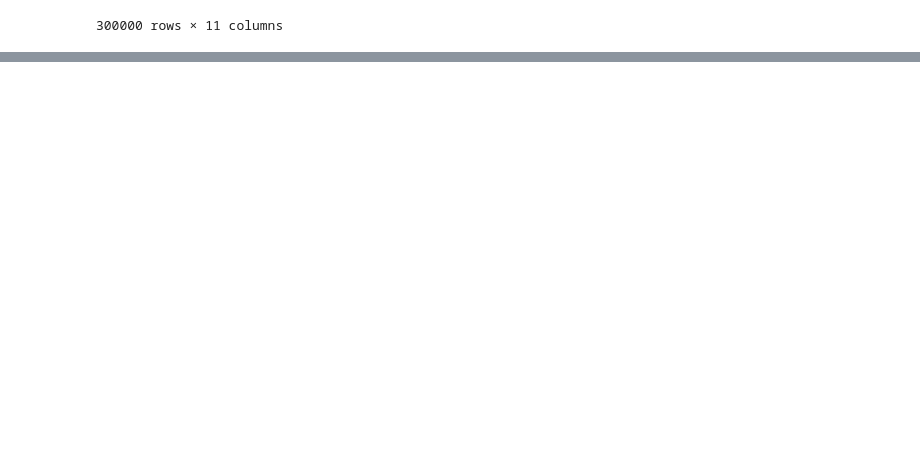
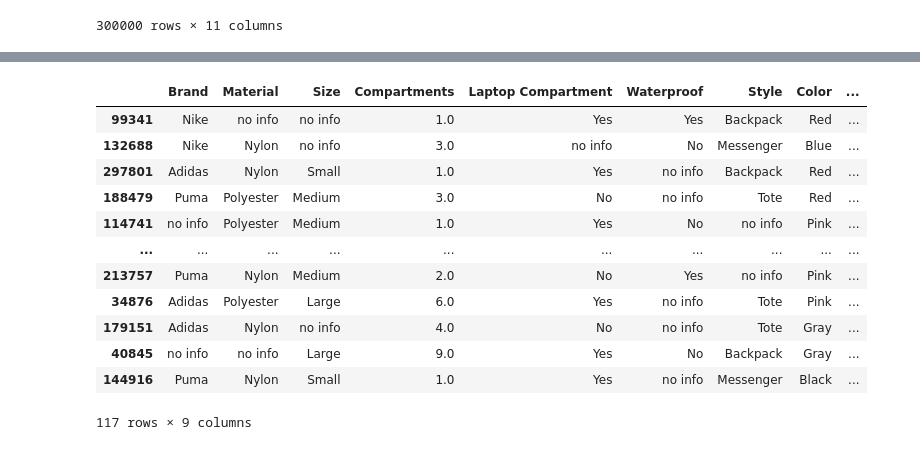
Before and after one commit to IlyaPhil/kaggle_backpack_prediction_challenge, a Jupyter notebook: submission.ipynb, the cells around one changed output, grey strips where cells are left out. Saved outputs shown, nothing was run; the diff lists cells and outputs as text; code cells hidden in the pictures; blank space fills up the shorter version.

```diff
--- a/submission.ipynb
+++ b/submission.ipynb
@@ -19,0 +118,20 @@ data
+# %%
+mask = X_train.isin([18.077287627013348]).any(axis=1)
+
+# Фильтруем DataFrame, используя маску
+res = X_train.loc[mask]
+res
+# %% [output]
+|  | Brand | Material | Size | Compartments | Laptop Compartment | Waterproof | Style | Color | ... |
+| 99341 | Nike | no info | no info | 1.0 | Yes | Yes | Backpack | Red | ... |
+| 132688 | Nike | Nylon | no info | 3.0 | no info | No | Messenger | Blue | ... |
+| 297801 | Adidas | Nylon | Small | 1.0 | Yes | no info | Backpack | Red | ... |
+| 188479 | Puma | Polyester | Medium | 3.0 | No | no info | Tote | Red | ... |
+| 114741 | no info | Polyester | Medium | 1.0 | Yes | No | no info | Pink | ... |
+| ... | ... | ... | ... | ... | ... | ... | ... | ... | ... |
+| 213757 | Puma | Nylon | Medium | 2.0 | No | Yes | no info | Pink | ... |
+| 34876 | Adidas | Polyester | Large | 6.0 | Yes | no info | Tote | Pink | ... |
+| 179151 | Adidas | Nylon | no info | 4.0 | No | no info | Tote | Gray | ... |
+| 40845 | no info | no info | Large | 9.0 | Yes | No | Backpack | Gray | ... |
+| 144916 | Puma | Nylon | Small | 1.0 | Yes | no info | Messenger | Black | ... |
+117 rows × 9 columns
```
Also changed, not shown: parts of 40 cells of this notebook, 2 other files.
